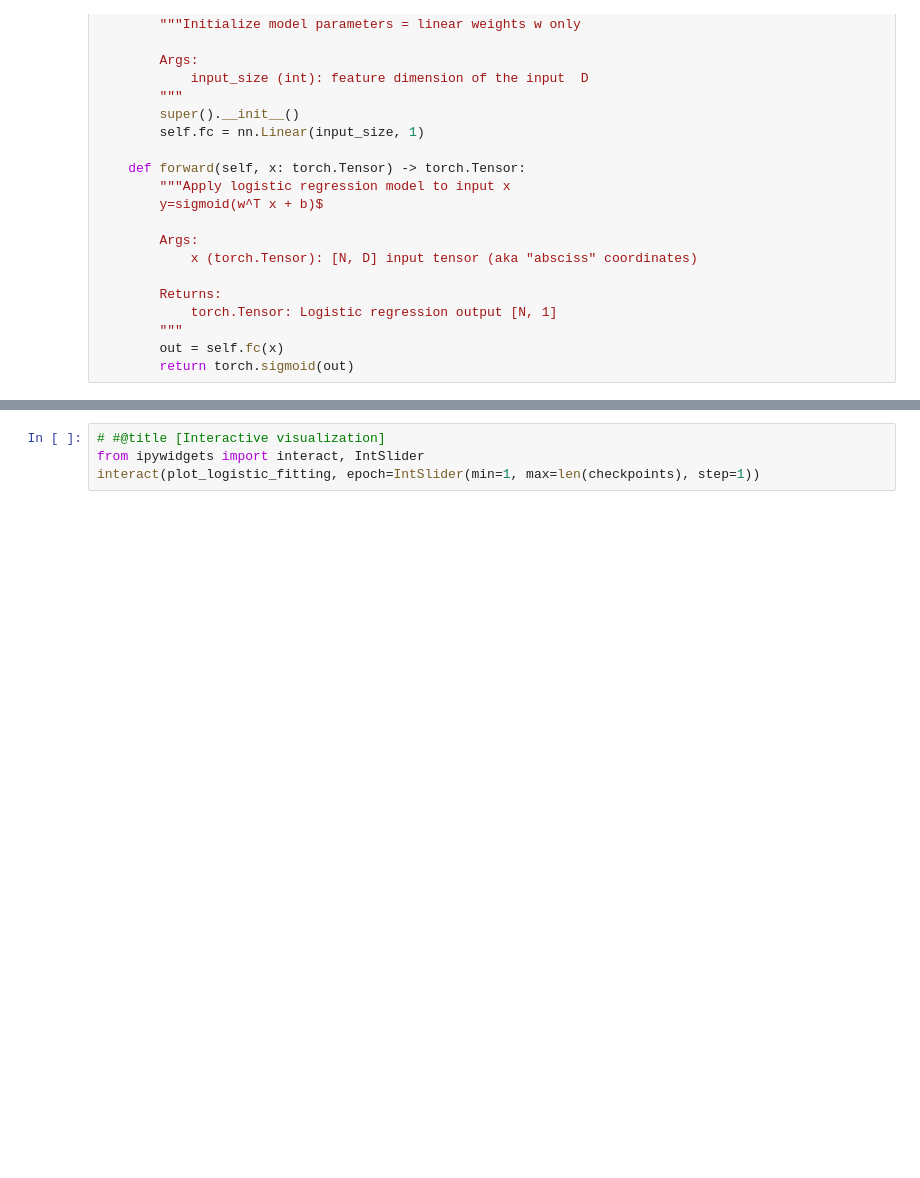
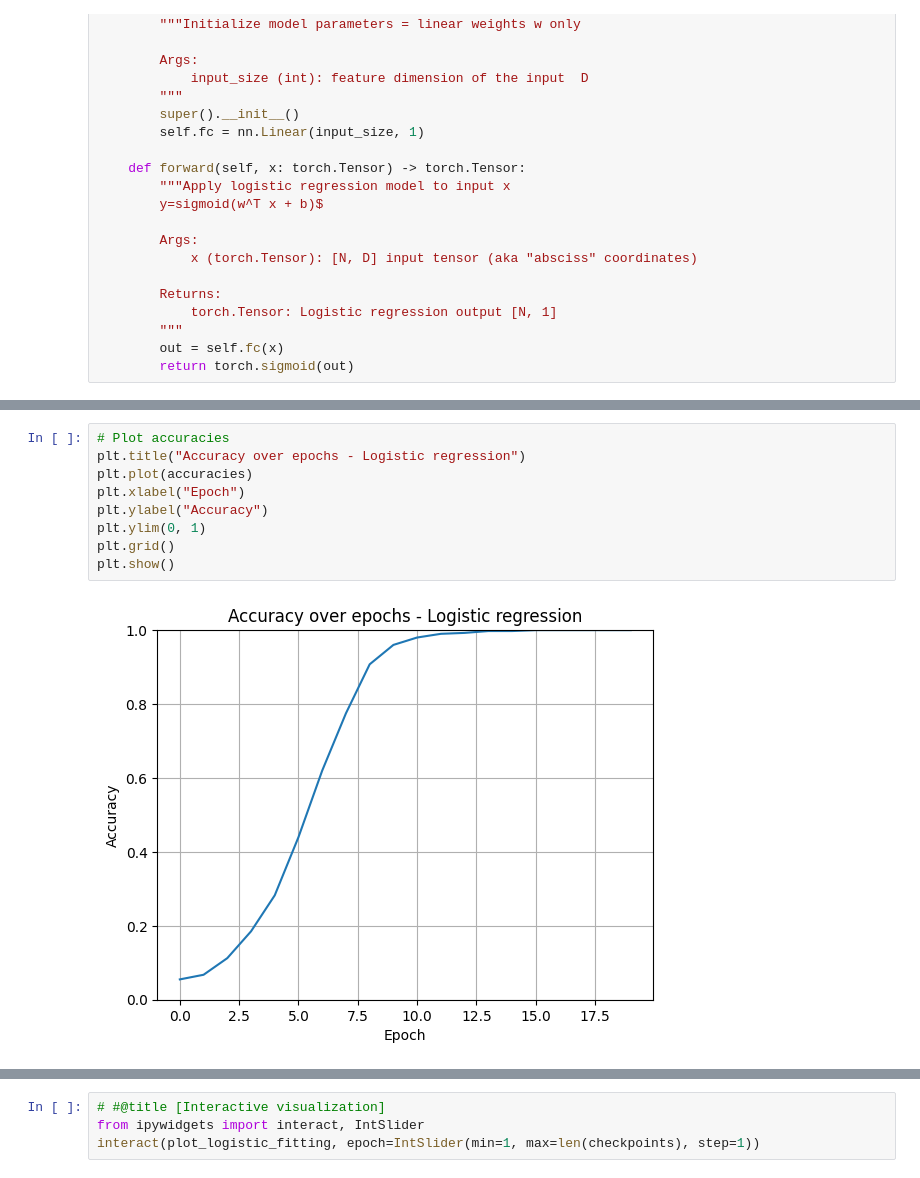
Before and after one commit to balthazarneveu/MVA23_DEEP_LEARNING_THEORY_FOUNDATIONS, a Jupyter notebook: TP2_Approximate_Inference.ipynb, the cells around one changed output, grey strips where cells are left out. Cells and saved outputs as stored; diff of their text form; blank space fills up the shorter version.

```diff
--- a/TP2_Approximate_Inference.ipynb
+++ b/TP2_Approximate_Inference.ipynb
@@ -189 +212,12 @@ tensor(0.5350)
+# %%
+# Plot accuracies
+plt.title("Accuracy over epochs - Logistic regression")
+plt.plot(accuracies)
+plt.xlabel("Epoch")
+plt.ylabel("Accuracy")
+plt.ylim(0, 1)
+plt.grid()
+plt.show()
+# %% [output]
+[figure, added]
 # %%
```
Also changed, not shown: parts of 5 cells of this notebook.
